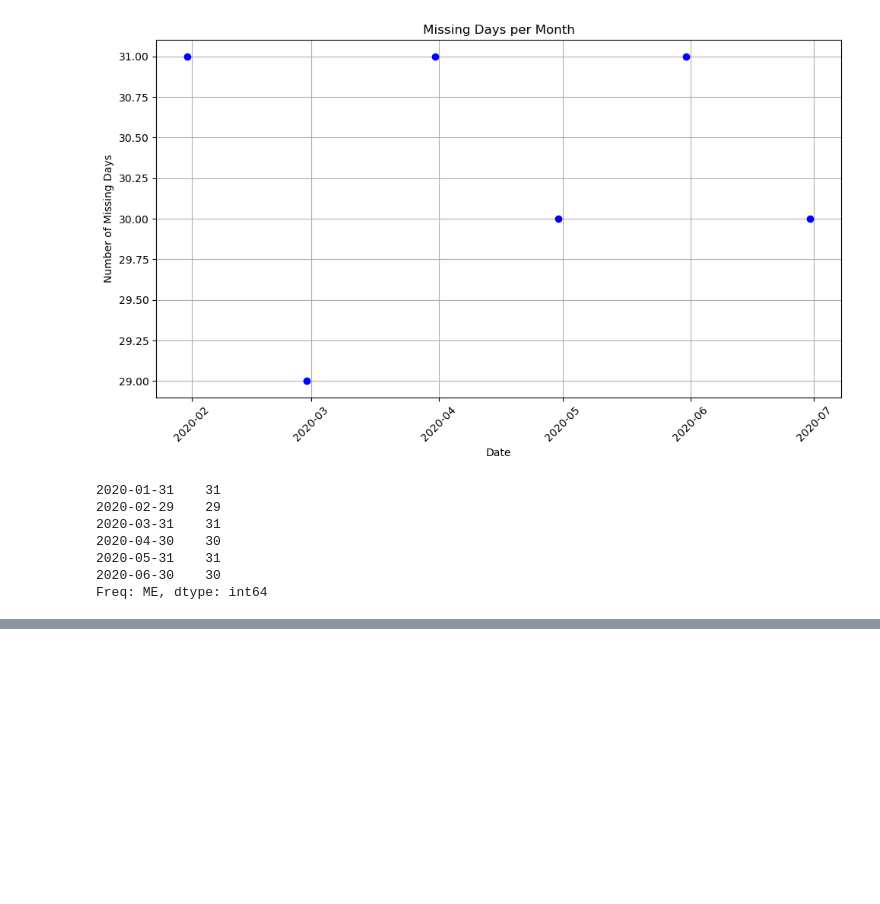
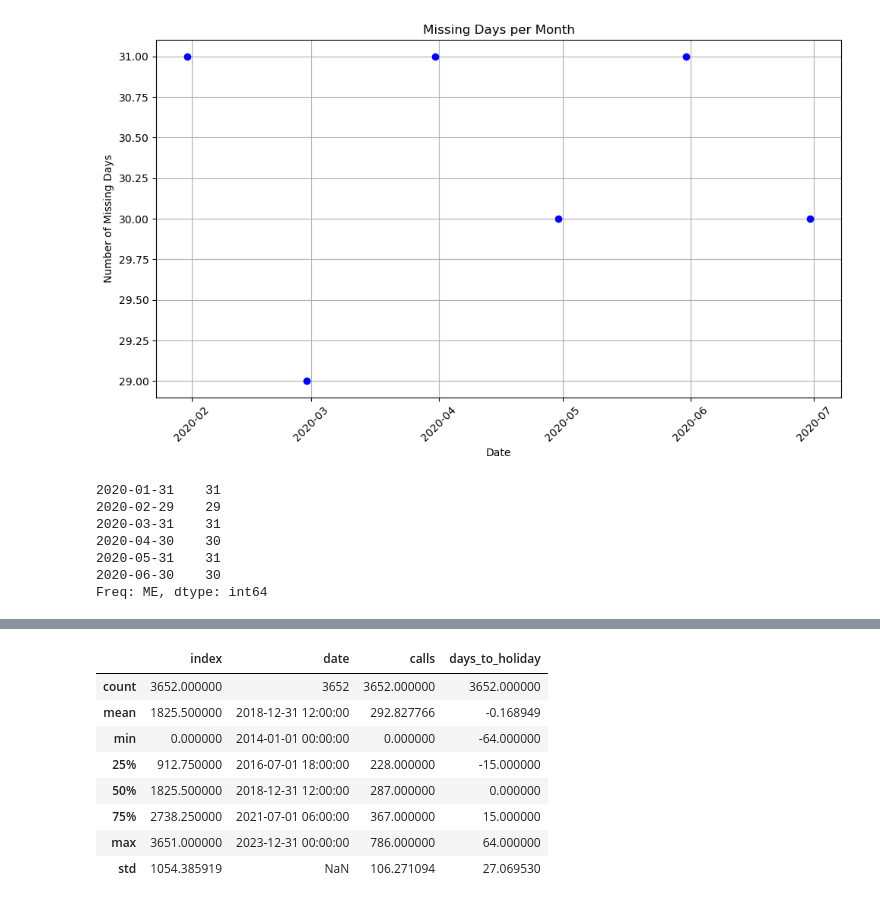
Before and after one commit to ChiaraVM/HotlineDemandPrediction_Ligue180, a Jupyter notebook: 00Data_preparation_time.ipynb, the cells around one changed output, grey strips where cells are left out. Saved outputs shown, nothing was run; the diff lists cells and outputs as text; code cells hidden in the pictures; blank space fills up the shorter version.

```diff
--- a/00Data_preparation_time.ipynb
+++ b/00Data_preparation_time.ipynb
@@ -410,14 +409,14 @@ data_call_nodupl_hourly.head(5)
 | 2020-07-07 17:41:00 | 3d1f0b2bb714da65b50b6849c61ea487 |
 # %%
 # Erstellen des Dataframes für Time Series Prediction - Ohne Duplikate - 2020 - 2023
-df_hourly_nodupl_2020 = data_call_nodupl_hourly.resample('H').size().reset_index(name='calls')
+df_hourly_nodupl_2020 = data_call_nodupl_hourly.resample('h').size().reset_index(name='calls')
 df_hourly_nodupl_2020.set_index('date', inplace=True)
-df_daily_nodupl_2020 = data_call_nodupl.resample('D').size().reset_index(name='calls')
+df_daily_nodupl_2020 = data_call_nodupl.resample('d').size().reset_index(name='calls')
 df_daily_nodupl_2020.set_index('date', inplace=True)
 # Erstellen des Dataframes für Time Series Prediction - Alle Daten - 2020 - 2023
-df_hourly_2020 = data_call_hash_all_hourly.resample('H').size().reset_index(name='calls')
+df_hourly_2020 = data_call_hash_all_hourly.resample('h').size().reset_index(name='calls')
 df_hourly_2020.set_index('date', inplace=True)
-df_daily_2020 = data_call_hash_all.resample('D').size().reset_index(name='calls')
+df_daily_2020 = data_call_hash_all.resample('d').size().reset_index(name='calls')
 df_daily_2020.set_index('date', inplace=True)
 df_hourly_2020.plot(style='.', figsize=(15,5), title='Calls in Ligue 180 hourly - All Data')
 plt.show()
@@ -507,0 +513,27 @@ df_hourly_nodupl_2020.to_csv('df_hourly_2020.csv', index=True)
+# %%
+from holidays import Brazil
+
+br_holidays = Brazil(years=[2014, 2015, 2016, 2017, 2018, 2019, 2020, 2021, 2022, 2023, 2024])
+# %%
+holidays_list = list(br_holidays.keys())  # Feiertage sind bereits datetime.date-Objekte
+
+# Funktion zum Berechnen des minimalen Abstands zu einem Feiertag
+def calculate_days_to_holiday(row_date, holidays):
+    if pd.isna(row_date):  # Überprüfen, ob das Datum leer ist
+        return None
+
+    # Konvertiere row_date in ein date-Objekt, falls es ein Timestamp ist
+    row_date = row_date.date() if isinstance(row_date, pd.Timestamp) else row_date
+
+    days_to_holidays = [(holiday - row_date).days for holiday in holidays]
+
+    if days_to_holidays:  # Überprüfen, ob die Liste nicht leer ist
+        return min(days_to_holidays, key=abs)  # Der kleinste absolute Abstand (vorher/nachher)
+    else:
+        return None  # Falls keine Feiertage vorhanden sind
+
+# Die Abstandsspalte basierend auf den Feiertagen berechnen
+df_hourly_nodupl['days_to_holiday'] = df_hourly_nodupl['date'].apply(lambda x: calculate_days_to_holiday(x, holidays_list))
+
+# Ausgabe zur Überprüfung
+df_hourly_nodupl.head()
@@ -507,0 +547,8 @@ df_hourly_nodupl_2020.to_csv('df_hourly_2020.csv', index=True)
+# %%
+df_daily_nodupl.reset_index(inplace=True)
+
+# Die Abstandsspalte basierend auf den Feiertagen berechnen
+df_daily_nodupl['days_to_holiday'] = df_daily_nodupl['date'].apply(lambda x: calculate_days_to_holiday(x, holidays_list))
+
+# Ausgabe zur Überprüfung
+df_daily_nodupl.head()
@@ -507,0 +578,12 @@ df_hourly_nodupl_2020.to_csv('df_hourly_2020.csv', index=True)
+# %%
+df_daily_nodupl.describe(include='all')
+# %% [output]
+|  | index | date | calls | days_to_holiday |
+| count | 3652.000000 | 3652 | 3652.000000 | 3652.000000 |
+| mean | 1825.500000 | 2018-12-31 12:00:00 | 292.827766 | -0.168949 |
+| min | 0.000000 | 2014-01-01 00:00:00 | 0.000000 | -64.000000 |
+| 25% | 912.750000 | 2016-07-01 18:00:00 | 228.000000 | -15.000000 |
+| 50% | 1825.500000 | 2018-12-31 12:00:00 | 287.000000 | 0.000000 |
+| 75% | 2738.250000 | 2021-07-01 06:00:00 | 367.000000 | 15.000000 |
+| max | 3651.000000 | 2023-12-31 00:00:00 | 786.000000 | 64.000000 |
+| std | 1054.385919 | NaN | 106.271094 | 27.069530 |
```
Also changed, not shown: parts of 13 cells of this notebook, 8 other files.
